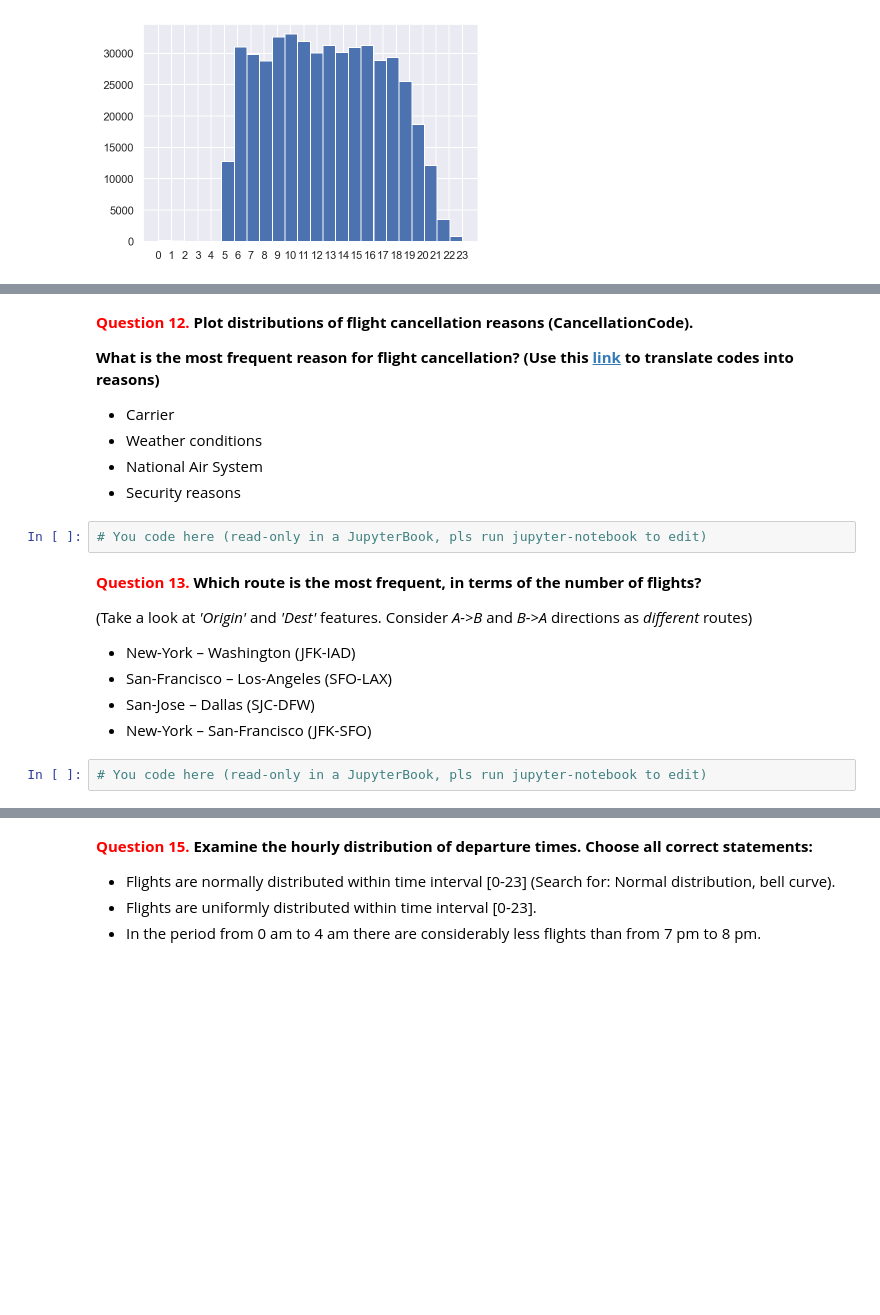
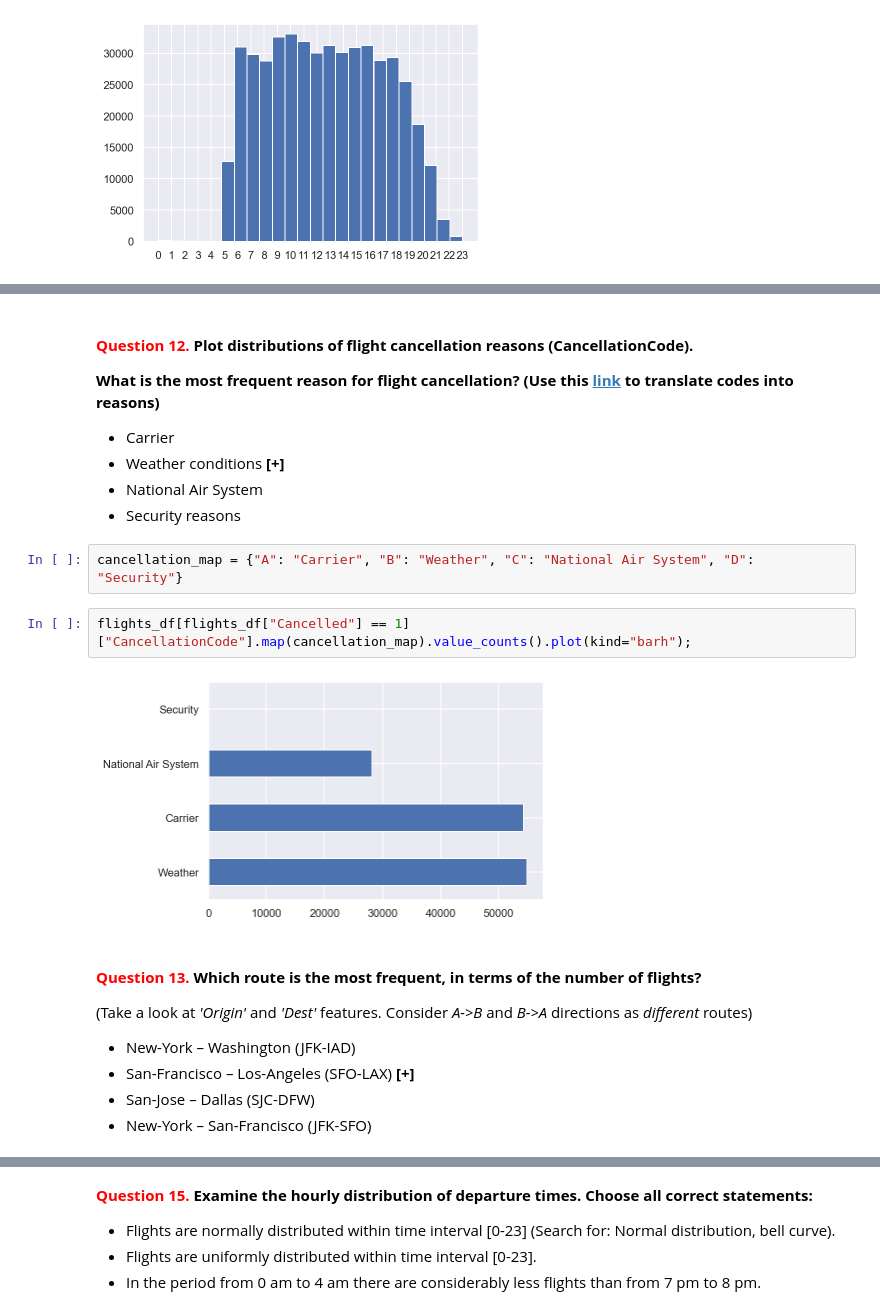
Before and after one commit to Extremesarova/mlcourse, a Jupyter notebook: assignment02/assignment02_USA_flights_EDA.ipynb, the cells around one changed output, grey strips where cells are left out. Drawn from its saved outputs; the diff is of its cells as text; blank space fills up the shorter version.

```diff
--- a/assignment02/assignment02_USA_flights_EDA.ipynb
+++ b/assignment02/assignment02_USA_flights_EDA.ipynb
@@ -448,21 +465,23 @@ ax.set_xticks(np.arange(0, 24));
 # %% [markdown]
-**<font color='red'>Question 12.</font>  Plot distributions of flight cancellation reasons (CancellationCode).**
+#### **<font color='red'>Question 12.</font>  Plot distributions of flight cancellation reasons (CancellationCode).**
 
 **What is the most frequent reason for flight cancellation? (Use this [link](https://www.transtats.bts.gov/Fields.asp?Table_ID=236) to translate codes into reasons)**
 - Carrier
-- Weather conditions
+- Weather conditions **[+]**
 - National Air System
 - Security reasons
-# %%
-# You code here (read-only in a JupyterBook, pls run jupyter-notebook to edit)
+# %%
+cancellation_map = {"A": "Carrier", "B": "Weather", "C": "National Air System", "D": "Security"}
+# %%
+flights_df[flights_df["Cancelled"] == 1]["CancellationCode"].map(cancellation_map).value_counts().plot(kind="barh");
+# %% [output]
+[figure, added]
 # %% [markdown]
-**<font color='red'>Question 13.</font> Which route is the most frequent, in terms of the number of flights?**
+#### **<font color='red'>Question 13.</font> Which route is the most frequent, in terms of the number of flights?**
 
 (Take a look at _'Origin'_ and _'Dest'_ features. Consider _A->B_ and _B->A_ directions as _different_ routes)
 
  - New-York – Washington (JFK-IAD)
- - San-Francisco – Los-Angeles (SFO-LAX)
+ - San-Francisco – Los-Angeles (SFO-LAX) **[+]**
  - San-Jose – Dallas (SJC-DFW)
  - New-York – San-Francisco (JFK-SFO)
-# %%
-# You code here (read-only in a JupyterBook, pls run jupyter-notebook to edit)
```
Also changed, not shown: parts of 14 cells of this notebook.
